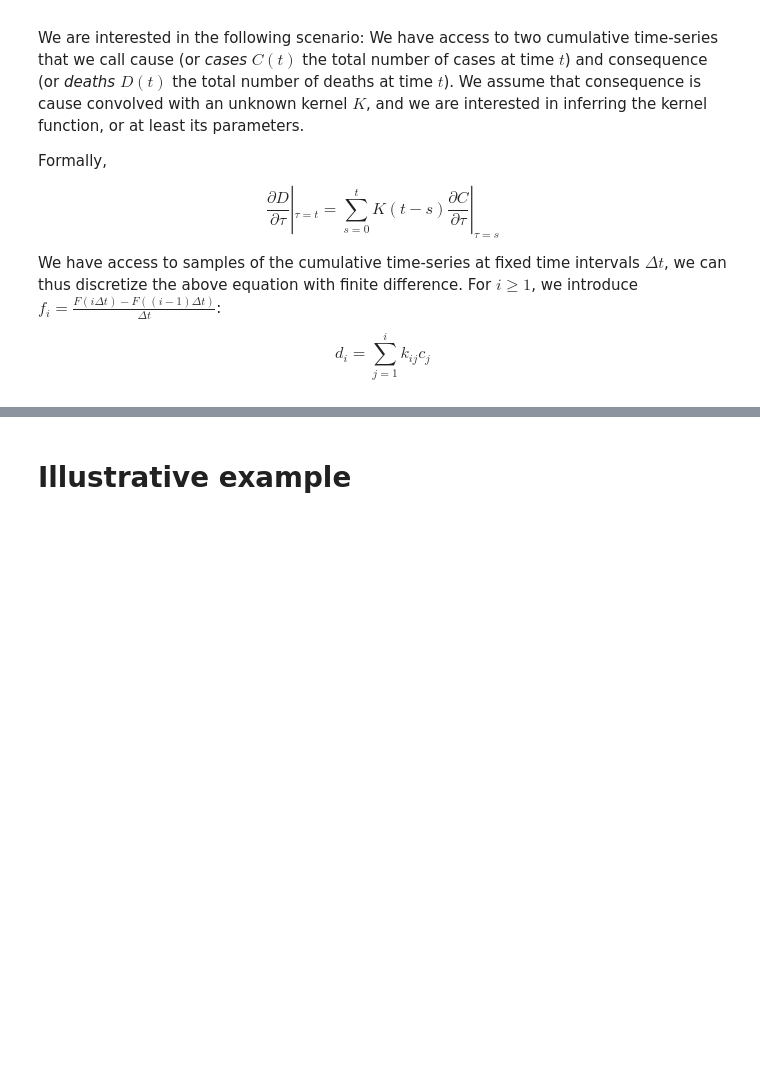
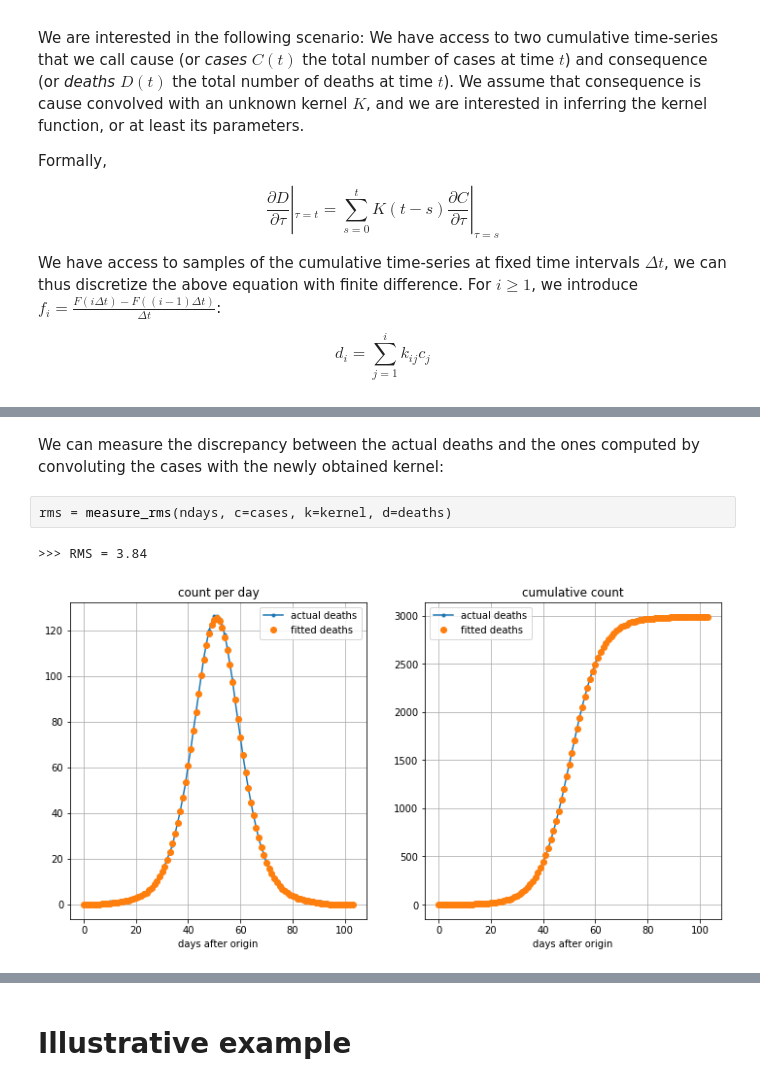
Before and after one commit to fredericpoitevin/tseries-deconvolution, a Jupyter notebook: Deconvolution_of_Michael_coronavirus_data.ipynb, the cells around one changed output, grey strips where cells are left out. Cells and saved outputs as stored; diff of their text form; blank space fills up the shorter version.

```diff
--- a/Deconvolution_of_Michael_coronavirus_data.ipynb
+++ b/Deconvolution_of_Michael_coronavirus_data.ipynb
@@ -15,0 +43,7 @@ $$d_{i} = \sum_{j=1}^{i}k_{ij}c_{j}$$
+# %% [markdown]
+We can measure the discrepancy between the actual deaths and the ones computed by convoluting the cases with the newly obtained kernel:
+# %%
+rms = measure_rms(ndays, c=cases, k=kernel, d=deaths)
+# %% [output]
+>>> RMS = 3.84
+[figure, added]
```
Also changed, not shown: parts of 10 cells of this notebook.
